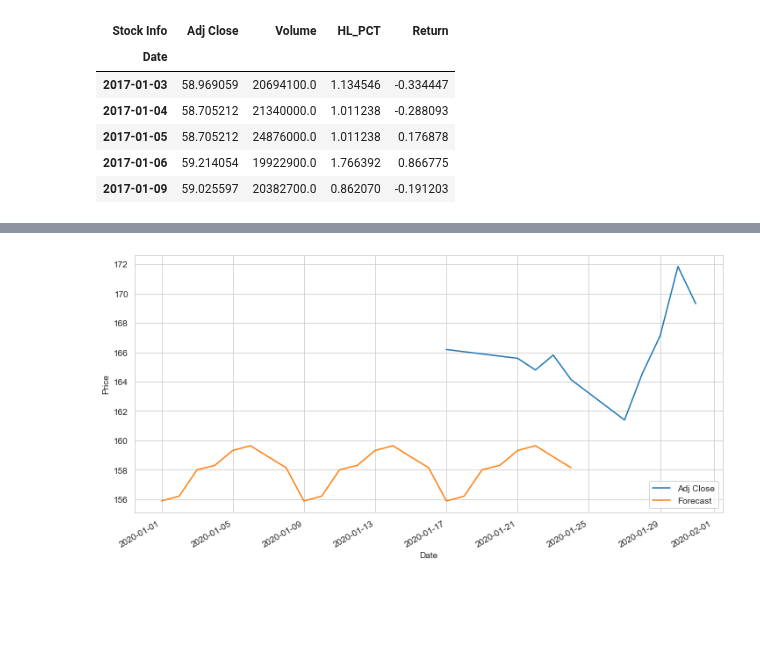
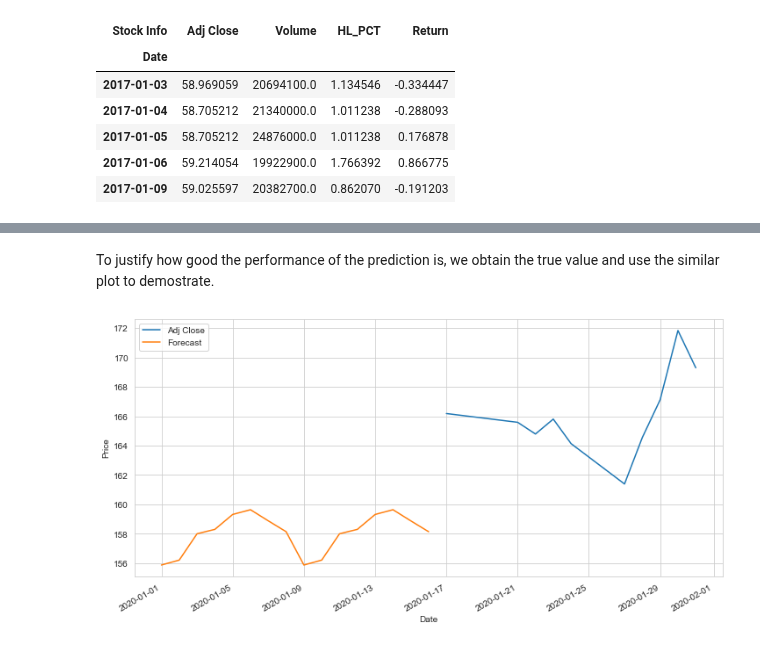
Before and after one commit to harryzyz/FiveTechStocksAnalysis, a Jupyter notebook: FiveTechStockAnalysis.ipynb, the cells around one changed output, grey strips where cells are left out. Drawn from its saved outputs; the diff is of its cells as text; code cells hidden in the pictures; blank space fills up the shorter version.

```diff
--- a/FiveTechStockAnalysis.ipynb
+++ b/FiveTechStockAnalysis.ipynb
@@ -263,0 +285,2 @@ print(X_test.shape, X_train.shape, y_test.shape, y_train.shape)
+# %%
+X_test, X_train, y_test, y_train = data_split(dfreg)
@@ -294,17 +307,25 @@ KNeighborsRegressor(algorithm='auto', leaf_size=30, metric='minkowski',
 forecast_set = clfreg.predict(X_test)
 dfreg['Forecast'] = np.nan
 # %%
-last_date = dfreg.iloc[-1].name
-last_unix = last_date
-next_unix = last_unix + datetime.timedelta(days=1)
+def prediction_plot(df, forecast, days):
+    '''
+    input:  df - dataframe contains true stock prices
+            forecast - forecast data
+            days - number of days to plot
 
-for i in forecast_set:
-    next_date = next_unix
-    next_unix += datetime.timedelta(days=1)
-    dfreg.loc[next_date] = [np.nan for _ in range(len(dfreg.columns)-1)]+[i]
-dfreg['Adj Close'].tail(500).plot(figsize=(12,6))
-dfreg['Forecast'].tail(500).plot(figsize=(12,6))
-plt.legend(loc=4)
-plt.xlabel('Date')
-plt.ylabel('Price')
-plt.show()
+    outpot: plot of true values and prediction values
+    '''
+    last_date = df.iloc[-1].name
+    last_unix = last_date
+    next_unix = last_unix + datetime.timedelta(days=1)
+
+    for i in forecast:
+        next_date = next_unix
+        next_unix += datetime.timedelta(days=1)
+        dfreg.loc[next_date] = [np.nan for _ in range(len(df.columns)-1)]+[i]
+    dfreg['Adj Close'].tail(days).plot(figsize=(12,6))
+    dfreg['Forecast'].tail(days).plot(figsize=(12,6))
+    plt.legend()
+    plt.xlabel('Date')
+    plt.ylabel('Price')
+    plt.show()
@@ -313,20 +336,22 @@ plt.show()
+# %% [markdown]
+To justify how good the performance of the prediction is, we obtain the true value and use the similar plot to demostrate.
 # %%
 endmore = datetime.datetime(2020,2,1)
 MSFT_future = data.DataReader('MSFT', 'yahoo', end, endmore)
 # %%
 last_date = dfreg.iloc[-1].name
 last_unix = last_date
 next_unix = last_unix + datetime.timedelta(days=1)
 
 for i in forecast_set:
     next_date = next_unix
     next_unix += datetime.timedelta(days=1)
     dfreg.loc[next_date] = [np.nan for _ in range(len(dfreg.columns)-1)]+[i]
 MSFT_future['Adj Close'].tail(10).plot(figsize=(12,6))
 dfreg['Forecast'].tail(30).plot(figsize=(12,6))
-plt.legend(loc=4)
+plt.legend()
 plt.xlabel('Date')
 plt.ylabel('Price')
 plt.show()
 # %% [output]
-[figure, old version]
+[figure, new version]
```
Also changed, not shown: parts of 45 cells of this notebook, 1 other file.
